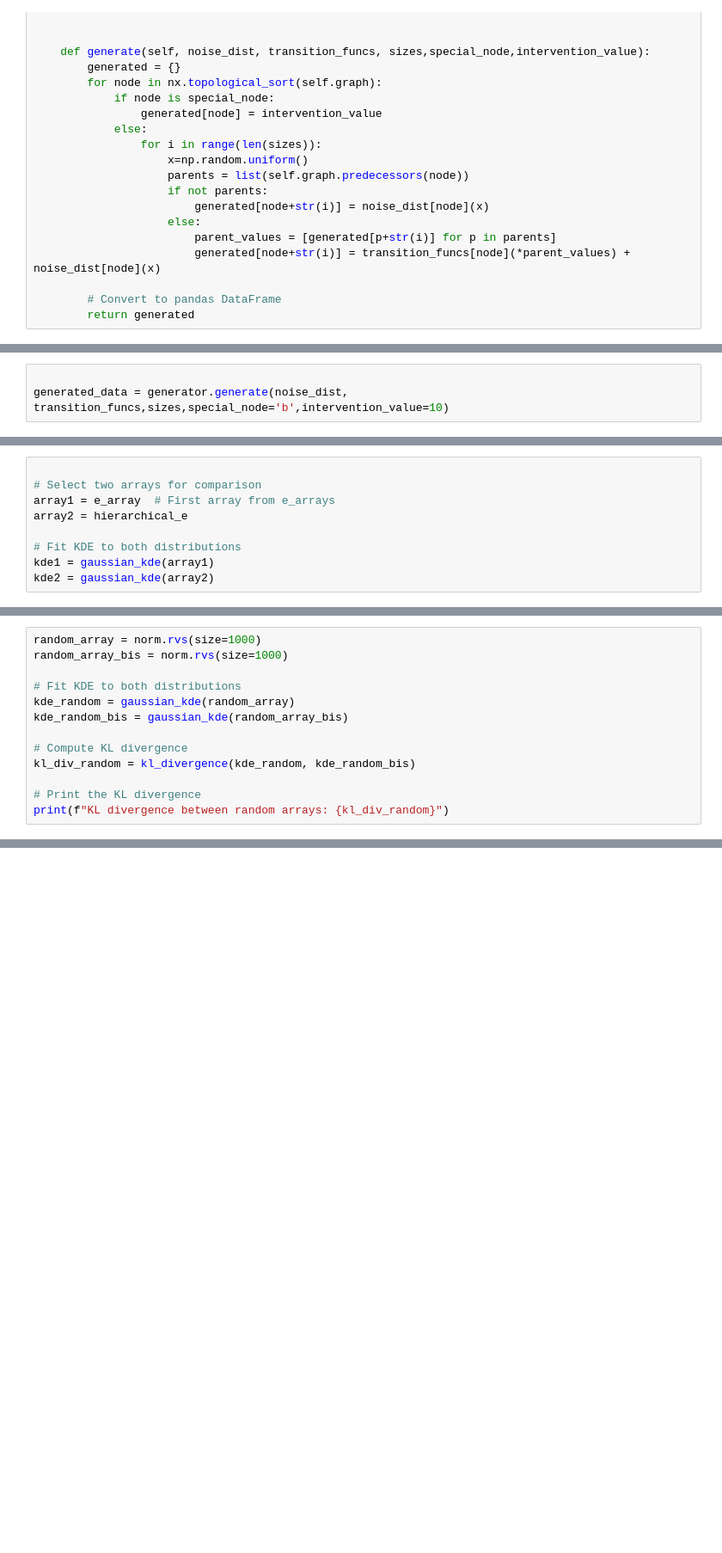
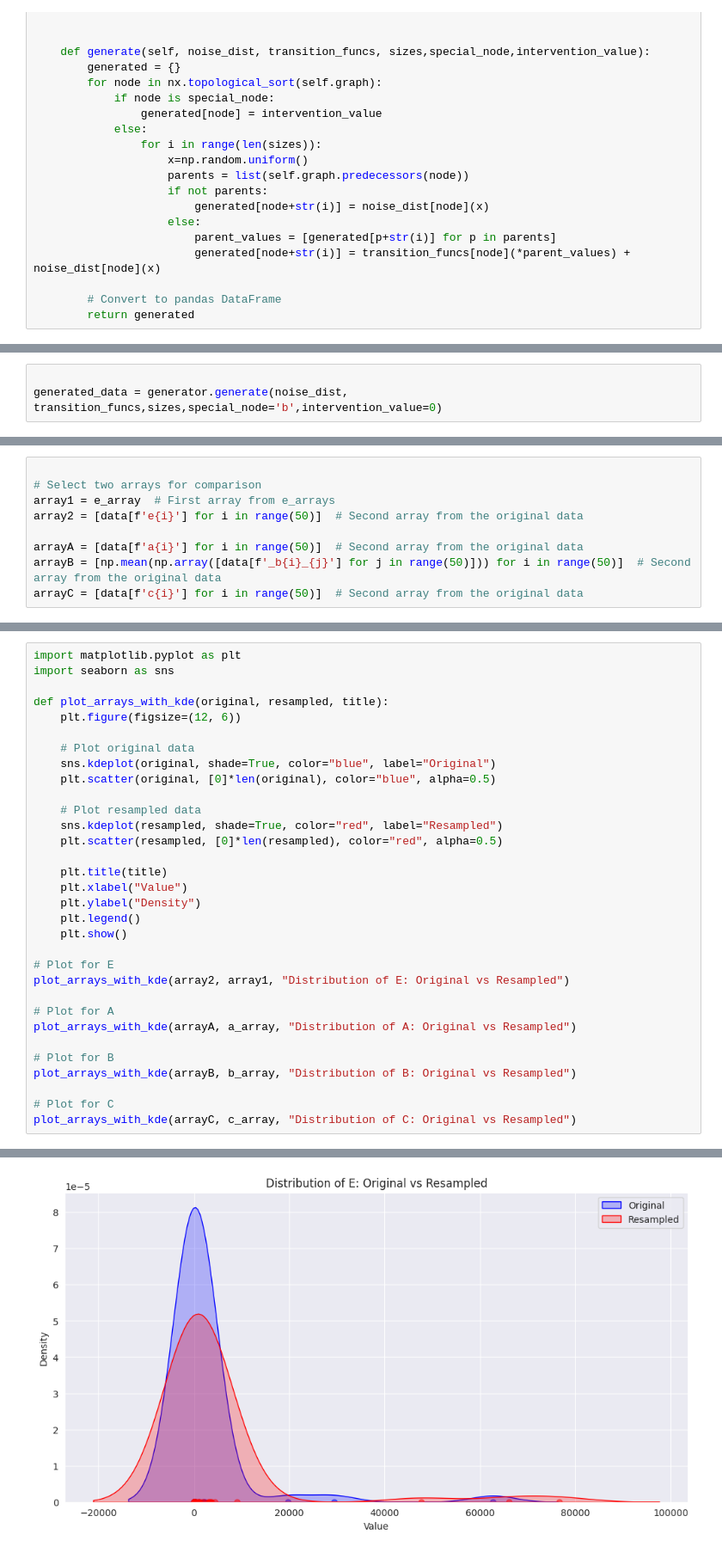
Before and after one commit to janisaiad/hierarchicalcausalmodels, a Jupyter notebook: table/interv_subunit/causalGEN/50_50interv.ipynb, the cells around one changed output, grey strips where cells are left out. Shown at 86% size. Saved outputs shown, nothing was run; the diff lists cells and outputs as text; blank space fills up the shorter version.

```diff
--- a/table/interv_subunit/causalGEN/50_50interv.ipynb
+++ b/table/interv_subunit/causalGEN/50_50interv.ipynb
@@ -80,6 +98,6 @@ transition_funcs = {
 # %%
 
-generated_data = generator.generate(noise_dist, transition_funcs,sizes,special_node='b',intervention_value=10)
+generated_data = generator.generate(noise_dist, transition_funcs,sizes,special_node='b',intervention_value=0)
 # %%
 print(generated_data)
 # %% [output]
@@ -146,11 +169,11 @@ def kl_divergence(p, q):
 
 # Select two arrays for comparison
 array1 = e_array  # First array from e_arrays
-array2 = hierarchical_e
+array2 = [data[f'e{i}'] for i in range(50)]  # Second array from the original data
 
-# Fit KDE to both distributions
-kde1 = gaussian_kde(array1)
-kde2 = gaussian_kde(array2)
+arrayA = [data[f'a{i}'] for i in range(50)]  # Second array from the original data
+arrayB = [np.mean(np.array([data[f'_b{i}_{j}'] for j in range(50)])) for i in range(50)]  # Second array from the original data
+arrayC = [data[f'c{i}'] for i in range(50)]  # Second array from the original data
 # %%
 
 # Compute KL divergence
@@ -164,14 +199,33 @@ KL divergence between the two arrays: 1.4658490482673832
 # %%
-random_array = norm.rvs(size=1000)
-random_array_bis = norm.rvs(size=1000)
+import matplotlib.pyplot as plt
+import seaborn as sns
 
-# Fit KDE to both distributions
-kde_random = gaussian_kde(random_array)
-kde_random_bis = gaussian_kde(random_array_bis)
+def plot_arrays_with_kde(original, resampled, title):
+    plt.figure(figsize=(12, 6))
 
-# Compute KL divergence
-kl_div_random = kl_divergence(kde_random, kde_random_bis)
+    # Plot original data
+    sns.kdeplot(original, shade=True, color="blue", label="Original")
+    plt.scatter(original, [0]*len(original), color="blue", alpha=0.5)
 
-# Print the KL divergence
-print(f"KL divergence between random arrays: {kl_div_random}")
+    # Plot resampled data
+    sns.kdeplot(resampled, shade=True, color="red", label="Resampled")
+    plt.scatter(resampled, [0]*len(resampled), color="red", alpha=0.5)
+
+    plt.title(title)
+    plt.xlabel("Value")
+    plt.ylabel("Density")
+    plt.legend()
+    plt.show()
+
+# Plot for E
+plot_arrays_with_kde(array2, array1, "Distribution of E: Original vs Resampled")
+
+# Plot for A
+plot_arrays_with_kde(arrayA, a_array, "Distribution of A: Original vs Resampled")
+
+# Plot for B
+plot_arrays_with_kde(arrayB, b_array, "Distribution of B: Original vs Resampled")
+
+# Plot for C
+plot_arrays_with_kde(arrayC, c_array, "Distribution of C: Original vs Resampled")
 # %% [output]
@@ -178,0 +241 @@ KL divergence between random arrays: 0.013152568031716232
+[figure, added]
```
Also changed, not shown: parts of 12 cells of this notebook, 8 other files.
